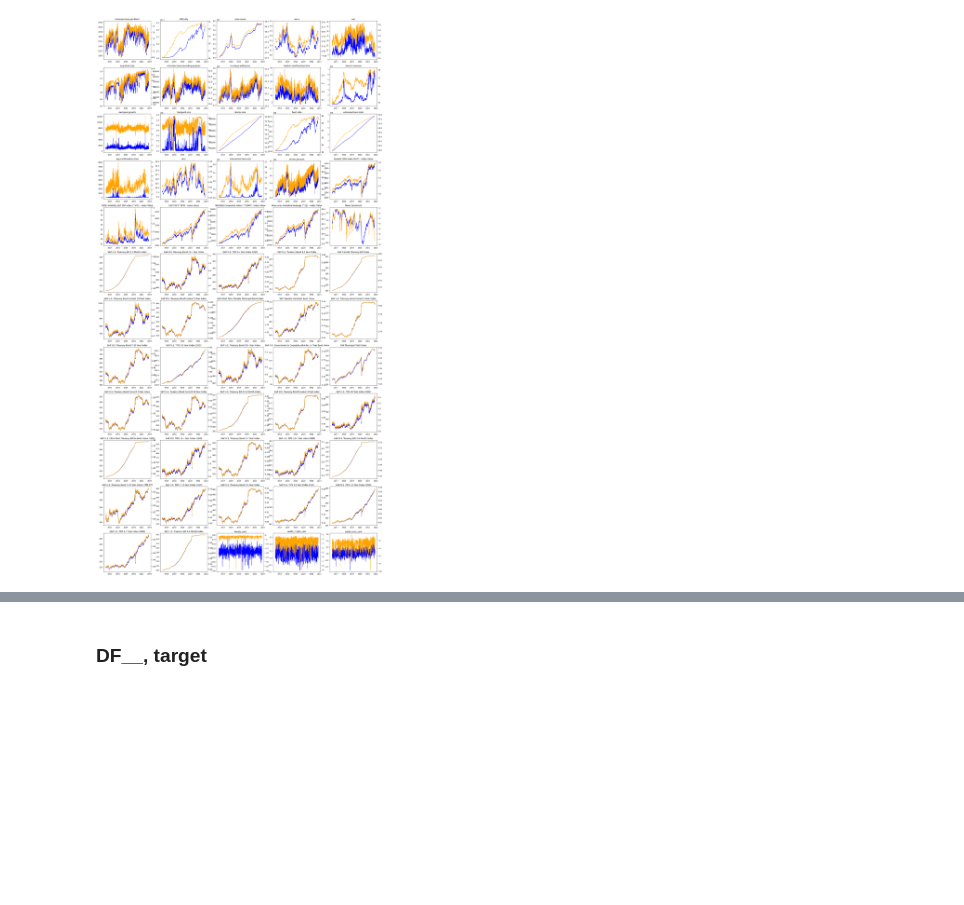
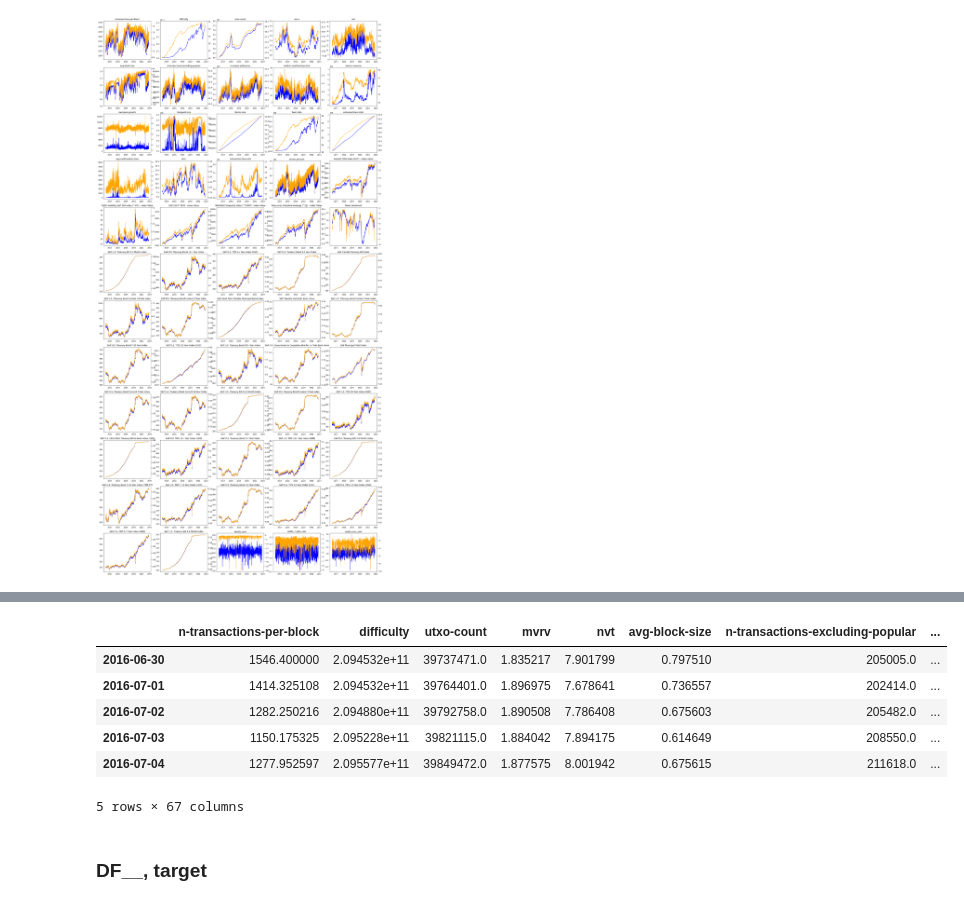
Before and after one commit to michelangelo89/btc_sent_fc, a Jupyter notebook: notebooks/Michelangelo_RNN.ipynb, the cells around one changed output, grey strips where cells are left out. Drawn from its saved outputs; the diff is of its cells as text; code cells hidden in the pictures; blank space fills up the shorter version.

```diff
--- a/notebooks/Michelangelo_RNN.ipynb
+++ b/notebooks/Michelangelo_RNN.ipynb
@@ -145,3 +248,13 @@ df.head(2)
+# %%
+sergeye.head()
+# %% [output]
+|  | n-transactions-per-block | difficulty | utxo-count | mvrv | nvt | avg-block-size | n-transactions-excluding-popular | ... |
+| 2016-06-30 | 1546.400000 | 2.094532e+11 | 39737471.0 | 1.835217 | 7.901799 | 0.797510 | 205005.0 | ... |
+| 2016-07-01 | 1414.325108 | 2.094532e+11 | 39764401.0 | 1.896975 | 7.678641 | 0.736557 | 202414.0 | ... |
+| 2016-07-02 | 1282.250216 | 2.094880e+11 | 39792758.0 | 1.890508 | 7.786408 | 0.675603 | 205482.0 | ... |
+| 2016-07-03 | 1150.175325 | 2.095228e+11 | 39821115.0 | 1.884042 | 7.894175 | 0.614649 | 208550.0 | ... |
+| 2016-07-04 | 1277.952597 | 2.095577e+11 | 39849472.0 | 1.877575 | 8.001942 | 0.675615 | 211618.0 | ... |
+5 rows × 67 columns
 # %% [markdown]
 ### DF__, target
 # %%
```
Also changed, not shown: parts of 10 cells of this notebook, 4 other files.
